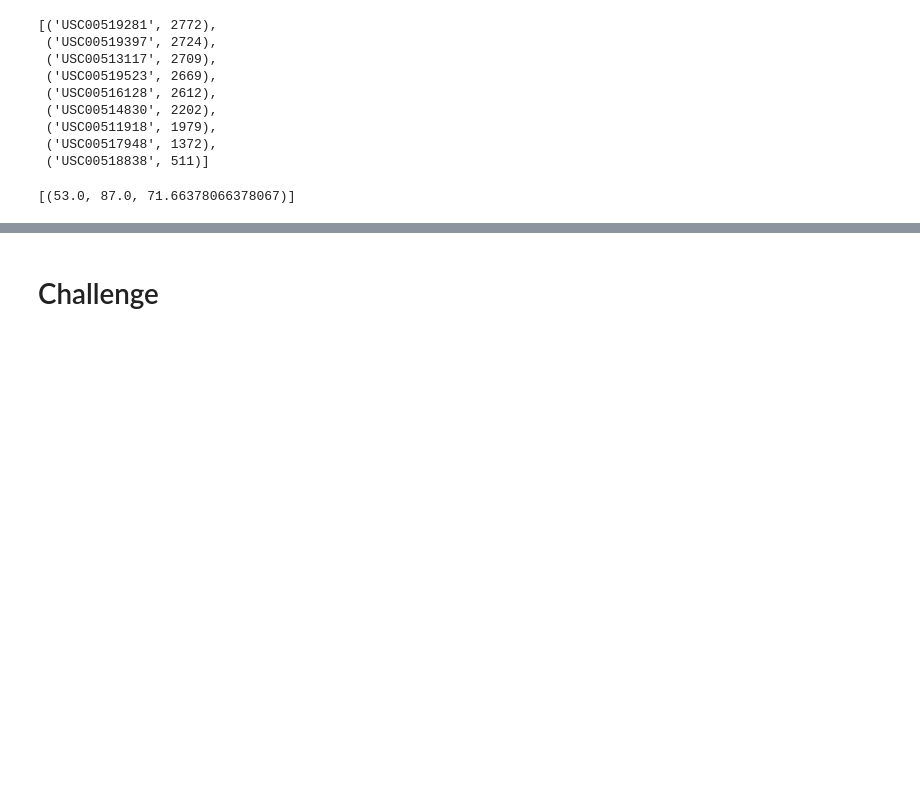
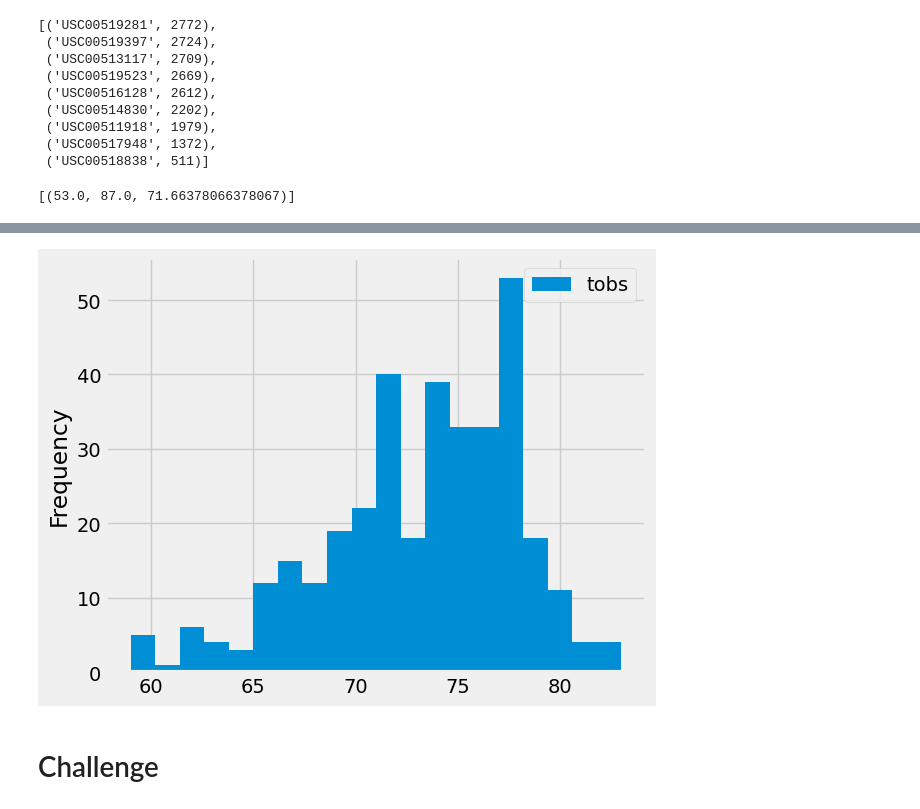
Before and after one commit to EBolinVA/Surfs_Up, a Jupyter notebook: Resources/climate_analysis.ipynb, the cells around one changed output, grey strips where cells are left out. Drawn from its saved outputs; the diff is of its cells as text; code cells hidden in the pictures; blank space fills up the shorter version.

```diff
--- a/Resources/climate_analysis.ipynb
+++ b/Resources/climate_analysis.ipynb
@@ -152,3 +160,10 @@ df.plot.hist(bins=12)
+# %%
+# testing 20 bins, and note the difference between 12 and 20 bins. A lot more detail majority
+# of temps between 71-78.
+df.plot.hist(bins=20)
+plt.tight_layout()
+# %% [output]
+[figure, added]
 # %%
 # Write a function called `calc_temps` that will accept start date and end date in the format '%Y-%m-%d'
 # and return the minimum, average, and maximum temperatures for that range of dates
```
Also changed, not shown: parts of 3 cells of this notebook, 1 other file.
